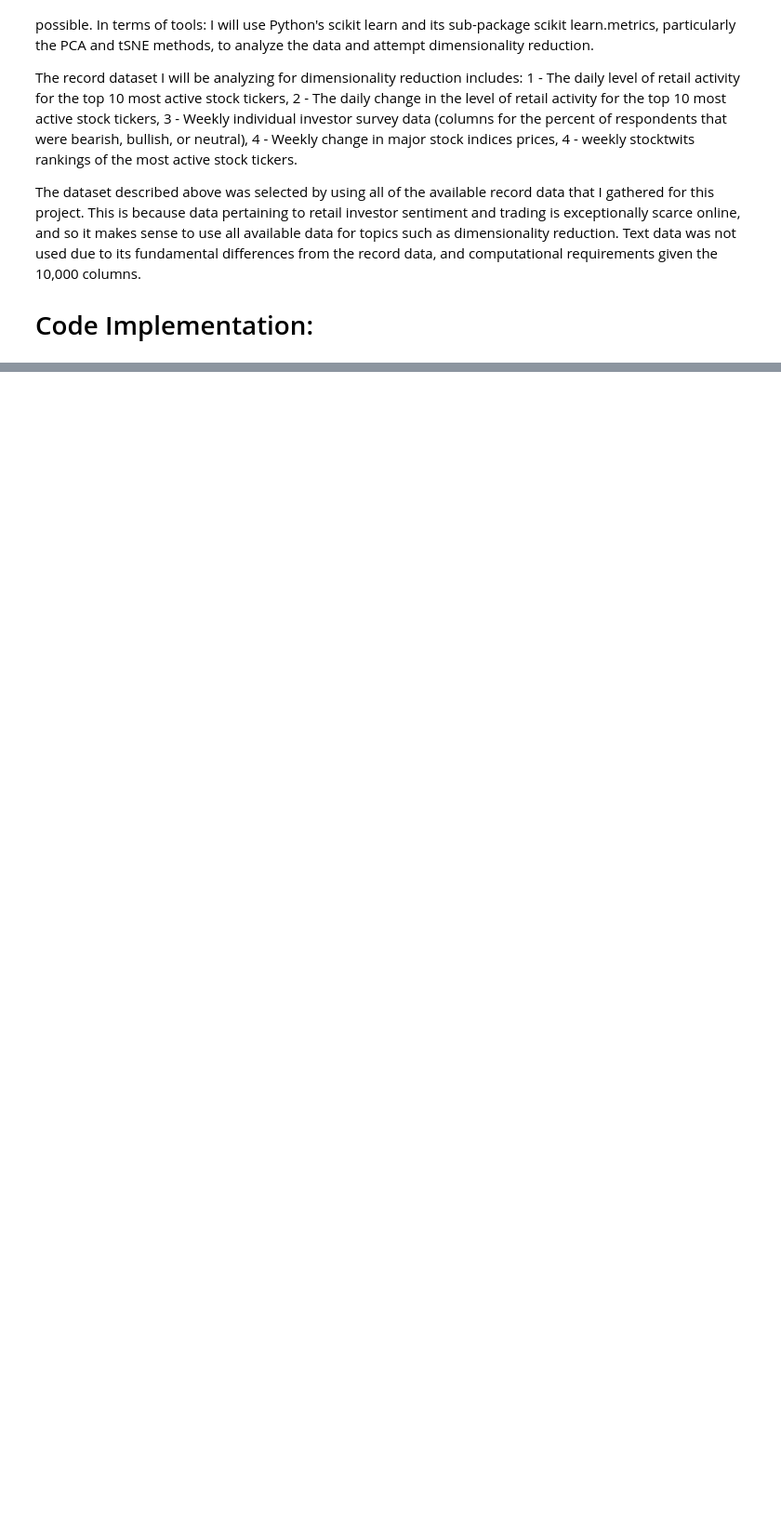
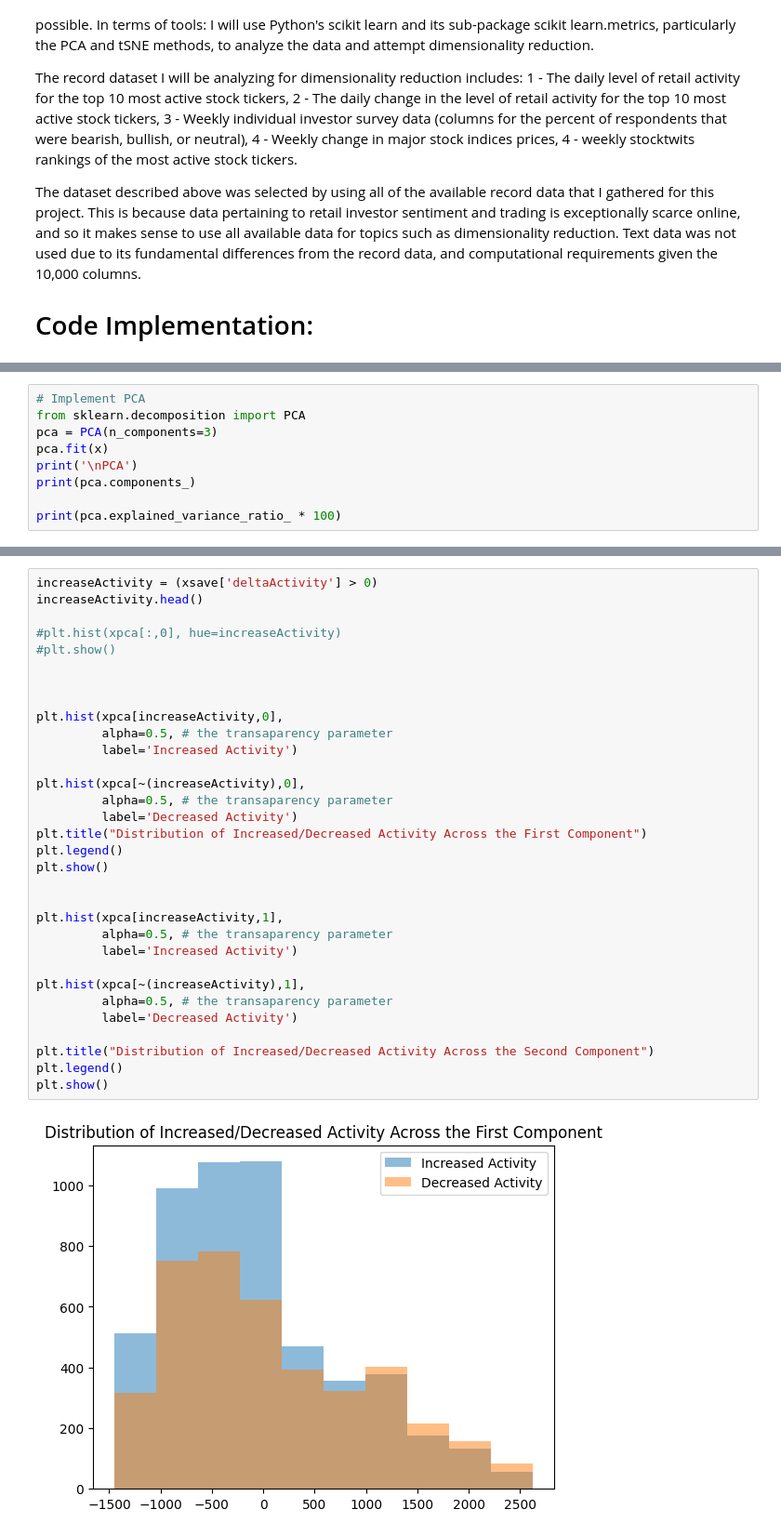
Before and after one commit to anly501/dsan-5000-project-corwindark, a Jupyter notebook: dsan-website/5000-website/dimreduction/dimreduction.ipynb, the cells around one changed output, grey strips where cells are left out. Shown at 93% size. Drawn from its saved outputs; the diff is of its cells as text; blank space fills up the shorter version.

```diff
--- a/dsan-website/5000-website/dimreduction/dimreduction.ipynb
+++ b/dsan-website/5000-website/dimreduction/dimreduction.ipynb
@@ -95,0 +49,9 @@ print(pca.components_)
+# %%
+# Implement PCA
+from sklearn.decomposition import PCA
+pca = PCA(n_components=3)
+pca.fit(x)
+print('\nPCA')
+print(pca.components_)
+
+print(pca.explained_variance_ratio_ * 100)
@@ -97,0 +151,34 @@ print(pca.components_)
+# %%
+increaseActivity = (xsave['deltaActivity'] > 0)
+increaseActivity.head()
+
+#plt.hist(xpca[:,0], hue=increaseActivity)
+#plt.show()
+
+
+
+plt.hist(xpca[increaseActivity,0],
+         alpha=0.5, # the transaparency parameter
+         label='Increased Activity')
+
+plt.hist(xpca[~(increaseActivity),0],
+         alpha=0.5, # the transaparency parameter
+         label='Decreased Activity')
+plt.title("Distribution of Increased/Decreased Activity Across the First Component")
+plt.legend()
+plt.show()
+
+
+plt.hist(xpca[increaseActivity,1],
+         alpha=0.5, # the transaparency parameter
+         label='Increased Activity')
+
+plt.hist(xpca[~(increaseActivity),1],
+         alpha=0.5, # the transaparency parameter
+         label='Decreased Activity')
+
+plt.title("Distribution of Increased/Decreased Activity Across the Second Component")
+plt.legend()
+plt.show()
+# %% [output]
+[figure, added]
```
Also changed, not shown: parts of 13 cells of this notebook, 10 other files.
